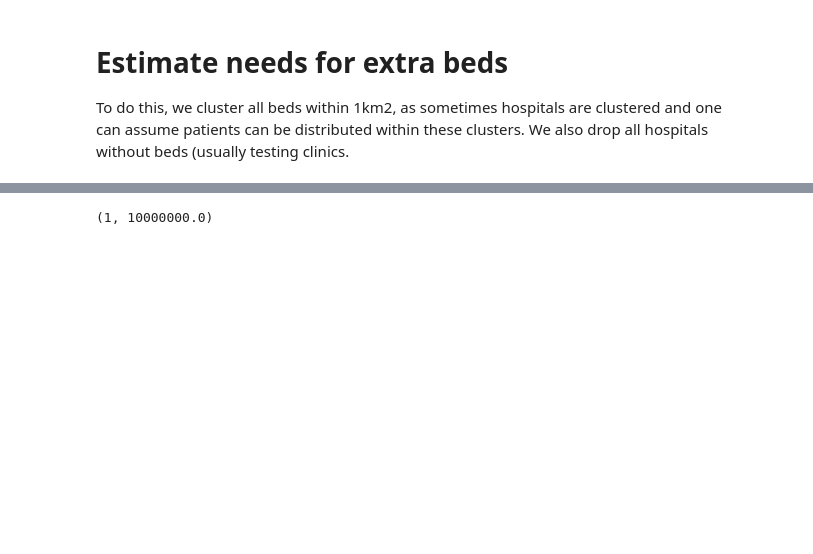
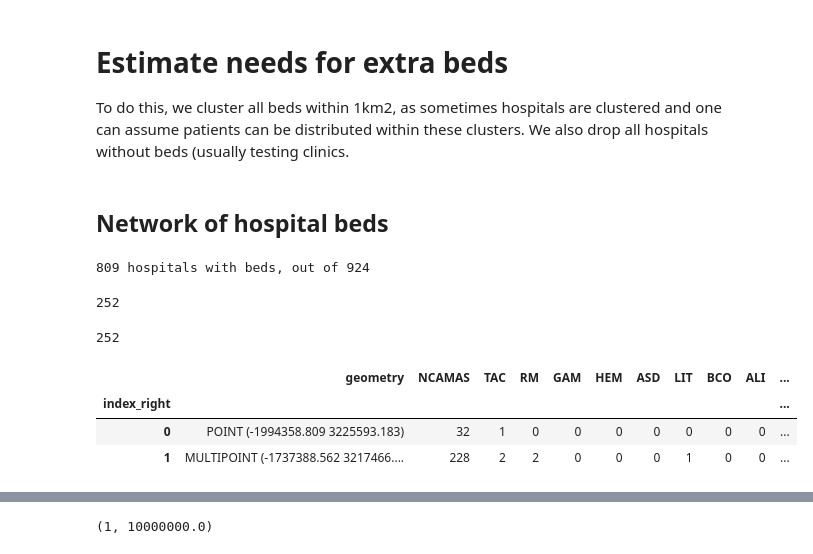
Before and after one commit to datapartnership/covid-19, a Jupyter notebook: accessibility-Spain.ipynb, the cells around one changed output, grey strips where cells are left out. Drawn from its saved outputs; the diff is of its cells as text; code cells hidden in the pictures; blank space fills up the shorter version.

```diff
--- a/accessibility-Spain.ipynb
+++ b/accessibility-Spain.ipynb
@@ -445,6 +449,10 @@ returning
 o.to_file(data_folder/"origins.geojson", driver='GeoJSON')
 # %%
 h.to_file(data_folder/"h.geojson", driver='GeoJSON')
+# %%
+import geopandas as gdp
+o=gdp.read_file(data_folder/"origins.geojson")
+h=gdp.read_file(data_folder/"h.geojson")
 # %% [markdown]
 ### Results, where people are furthest from any hospital
 # %%
@@ -513,3 +521,19 @@ This is a style map using Mapbox Studio. Transparency is proportional to populat
 # Estimate needs for extra beds
 
 To do this, we cluster all beds within 1km2, as sometimes hospitals are clustered and one can assume patients can be distributed within these clusters. We also drop all hospitals without beds (usually testing clinics.
+# %% [markdown]
+## Network of hospital beds
+# %%
+#drop hospitals with no beds
+h2=h[h['NCAMAS']>0]
+print("%i hospitals with beds, out of %i"%(len(h2),len(h)))
+# %% [output]
+809 hospitals with beds, out of 924
+# %%
+#buffer roughly 5km
+clusters=h2.to_crs('epsg:3857').geometry.buffer(5000).unary_union
+#Make it geopandas
+clusters=gpd.GeoDataFrame([polygon for polygon in clusters],crs='epsg:3857').set_geometry(0)
+len(clusters)
+# %% [output]
+252
@@ -515,0 +543,12 @@ To do this, we cluster all beds within 1km2, as sometimes hospitals are clustere
+# %%
+keep_cols=['geometry', 'NCAMAS','TAC', 'RM', 'GAM', 'HEM', 'ASD', 'LIT', 'BCO', 'ALI', 'SPECT', 'PET',
+       'MAMOS', 'DO', 'DIAL']
+h_clusters=h_clusters.dissolve(by='index_right', aggfunc='sum')[keep_cols]
+print(len(h_clusters))
+h_clusters.head(2)
+# %% [output]
+252
+|  | geometry | NCAMAS | TAC | RM | GAM | HEM | ASD | LIT | BCO | ALI | ... |
+| index_right |  |  |  |  |  |  |  |  |  |  | ... |
+| 0 | POINT (-1994358.809 3225593.183) | 32 | 1 | 0 | 0 | 0 | 0 | 0 | 0 | 0 | ... |
+| 1 | MULTIPOINT (-1737388.562 3217466.... | 228 | 2 | 2 | 0 | 0 | 0 | 1 | 0 | 0 | ... |
```
Also changed, not shown: parts of 13 cells of this notebook.
